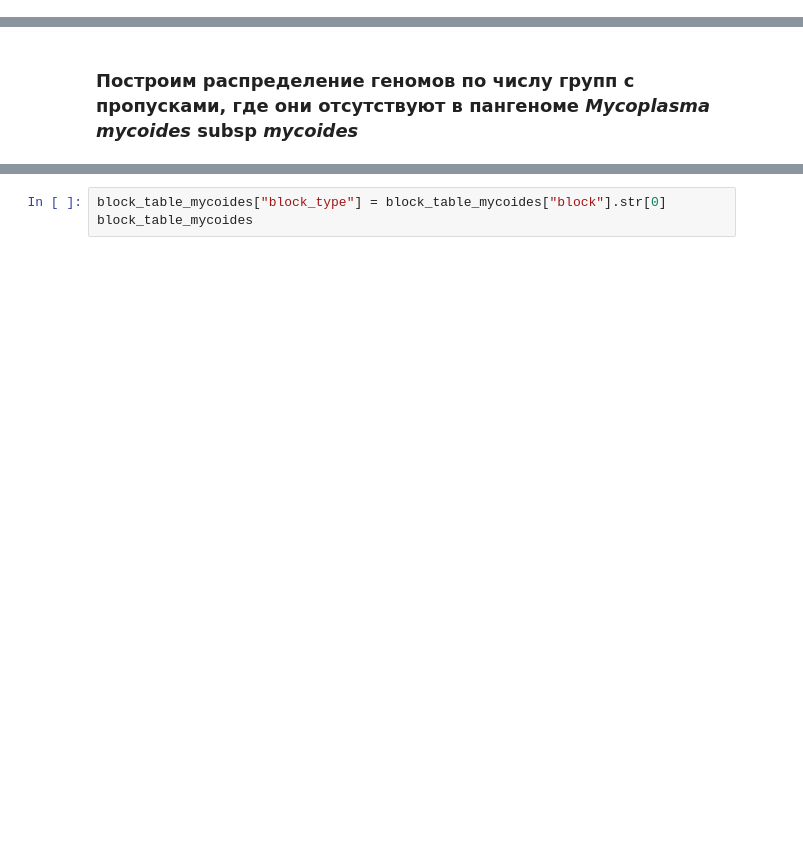
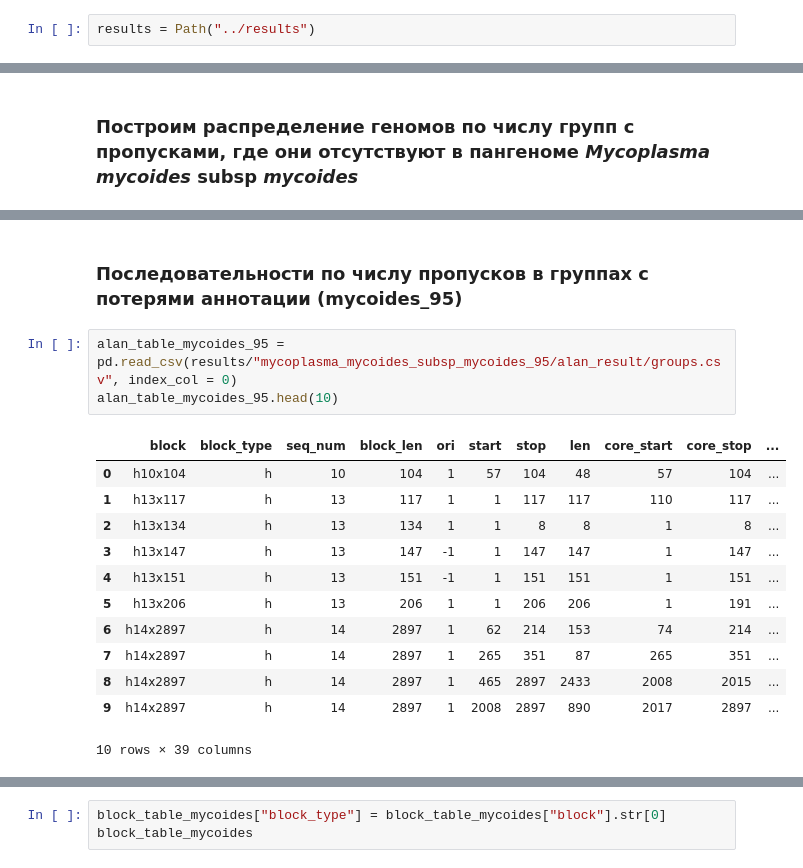
Before and after one commit to Real-Ivan-Chernykh/alan_pangenome, a Jupyter notebook: notebooks/Analyse_result.ipynb, the cells around one changed output, grey strips where cells are left out. Drawn from its saved outputs; the diff is of its cells as text; blank space fills up the shorter version.

```diff
--- a/notebooks/Analyse_result.ipynb
+++ b/notebooks/Analyse_result.ipynb
@@ -6,6 +7,8 @@ import numpy as np
 %sql duckdb:///project.duckdb
 # %% [output]
 Connecting to 'duckdb:///project.duckdb'
+# %%
+results = Path("../results")
 # %%
 %%sql
 CREATE
@@ -602 +641,19 @@ wrong_start
 dtype: int64
+# %% [markdown]
+### Последовательности по числу пропусков в группах с потерями аннотации (mycoides_95)
+# %%
+alan_table_mycoides_95 = pd.read_csv(results/"mycoplasma_mycoides_subsp_mycoides_95/alan_result/groups.csv", index_col = 0)
+alan_table_mycoides_95.head(10)
+# %% [output]
+|  | block | block_type | seq_num | block_len | ori | start | stop | len | core_start | core_stop | ... |
+| 0 | h10x104 | h | 10 | 104 | 1 | 57 | 104 | 48 | 57 | 104 | ... |
+| 1 | h13x117 | h | 13 | 117 | 1 | 1 | 117 | 117 | 110 | 117 | ... |
+| 2 | h13x134 | h | 13 | 134 | 1 | 1 | 8 | 8 | 1 | 8 | ... |
+| 3 | h13x147 | h | 13 | 147 | -1 | 1 | 147 | 147 | 1 | 147 | ... |
+| 4 | h13x151 | h | 13 | 151 | -1 | 1 | 151 | 151 | 1 | 151 | ... |
+| 5 | h13x206 | h | 13 | 206 | 1 | 1 | 206 | 206 | 1 | 191 | ... |
+| 6 | h14x2897 | h | 14 | 2897 | 1 | 62 | 214 | 153 | 74 | 214 | ... |
+| 7 | h14x2897 | h | 14 | 2897 | 1 | 265 | 351 | 87 | 265 | 351 | ... |
+| 8 | h14x2897 | h | 14 | 2897 | 1 | 465 | 2897 | 2433 | 2008 | 2015 | ... |
+| 9 | h14x2897 | h | 14 | 2897 | 1 | 2008 | 2897 | 890 | 2017 | 2897 | ... |
+10 rows × 39 columns
```
Also changed, not shown: parts of 38 cells of this notebook, 19 other files.
